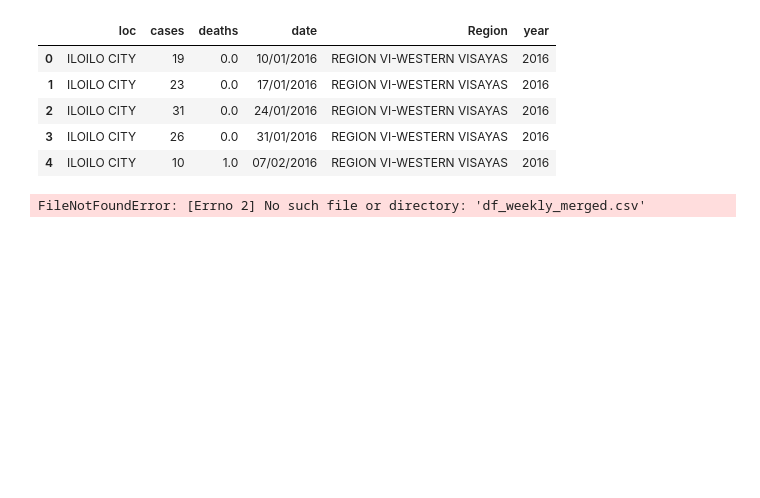
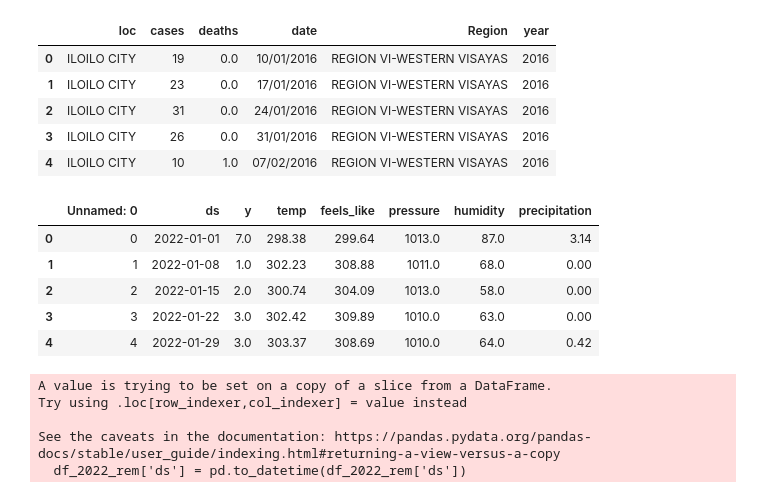
Before and after one commit to Iloilo-Dengue-Watch/Iloilo-Dengue-Watch, a Jupyter notebook: prophet/prophet_all.ipynb, the cells around one changed output. Saved outputs shown, nothing was run; the diff lists cells and outputs as text; code cells hidden in the pictures; blank space fills up the shorter version.

```diff
--- a/prophet/prophet_all.ipynb
+++ b/prophet/prophet_all.ipynb
@@ -18,4 +20,19 @@ df_2021 = df_2021[['date','cases']]
 # %%
-df_2022 = pd.read_csv('df_weekly_merged.csv')
+df_2022 = pd.read_csv('df_merged_weekly.csv')
+df_2022.head()
 # %% [output]
-FileNotFoundError: [Errno 2] No such file or directory: 'df_weekly_merged.csv'
+|  | Unnamed: 0 | ds | y | temp | feels_like | pressure | humidity | precipitation |
+| 0 | 0 | 2022-01-01 | 7.0 | 298.38 | 299.64 | 1013.0 | 87.0 | 3.14 |
+| 1 | 1 | 2022-01-08 | 1.0 | 302.23 | 308.88 | 1011.0 | 68.0 | 0.00 |
+| 2 | 2 | 2022-01-15 | 2.0 | 300.74 | 304.09 | 1013.0 | 58.0 | 0.00 |
+| 3 | 3 | 2022-01-22 | 3.0 | 302.42 | 309.89 | 1010.0 | 63.0 | 0.00 |
+| 4 | 4 | 2022-01-29 | 3.0 | 303.37 | 308.69 | 1010.0 | 64.0 | 0.42 |
+# %%
+df_2022_rem = df_2022[['ds','y']]
+df_2022_rem['ds'] = pd.to_datetime(df_2022_rem['ds'])
+# %% [output]
+A value is trying to be set on a copy of a slice from a DataFrame.
+Try using .loc[row_indexer,col_indexer] = value instead
+
+See the caveats in the documentation: https://pandas.pydata.org/pandas-docs/stable/user_guide/indexing.html#returning-a-view-versus-a-copy
+  df_2022_rem['ds'] = pd.to_datetime(df_2022_rem['ds'])
```
Also changed, not shown: parts of 6 cells of this notebook, 18 other files.
